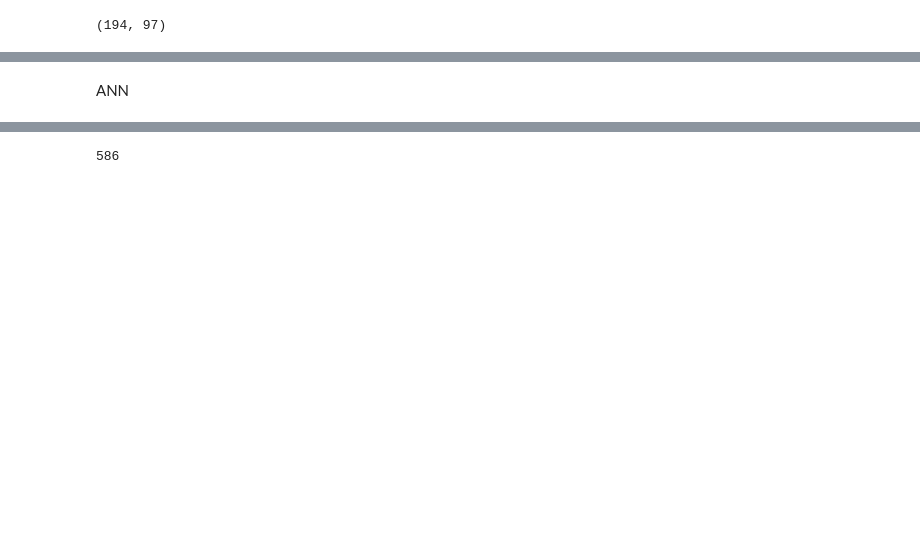
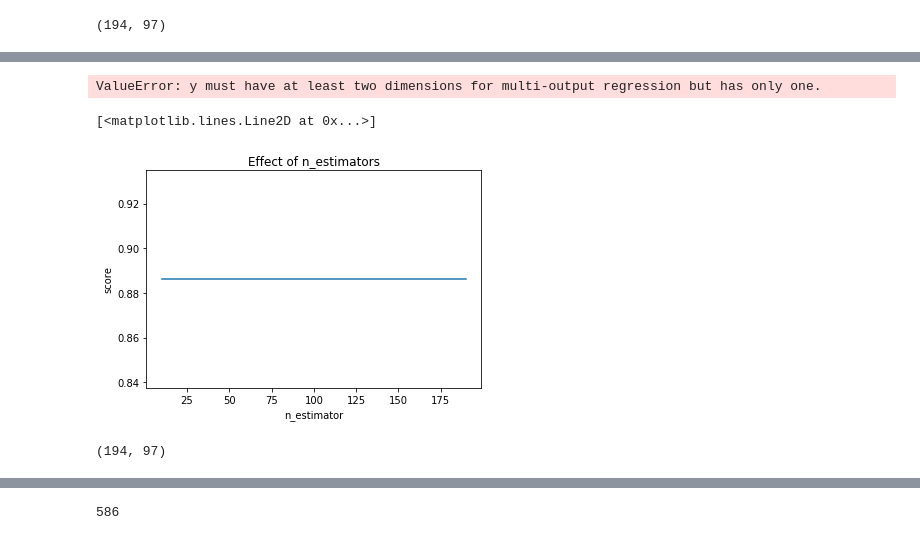
Before and after one commit to adharangaonkar/Health-Consequences-of-Increasing-AQI-and-Industrial-Waste, a Jupyter notebook: Health Consequences of Increasing AQI and Industrial Waste.ipynb, the cells around one changed output, grey strips where cells are left out. Drawn from its saved outputs; the diff is of its cells as text; code cells hidden in the pictures; blank space fills up the shorter version.

```diff
--- a/Health Consequences of Increasing AQI and Industrial Waste.ipynb
+++ b/Health Consequences of Increasing AQI and Industrial Waste.ipynb
@@ -953,11 +966,0 @@ y_test.shape
-# %%
-estimators = np.arange(10, 200, 10)
-scores = []
-for n in estimators:
-    model.set_params(n_estimators=n)
-    model.fit(X_train, y_train)
-    scores.append(rf_model.score(X_test, y_test))
-plt.title("Effect of n_estimators")
-plt.xlabel("n_estimator")
-plt.ylabel("score")
-plt.plot(estimators, scores)
@@ -1222,2 +1076,0 @@ from sklearn.metrics import classification_report,confusion_matrix
-# %% [markdown]
-ANN
@@ -1223,0 +1079,9 @@ ANN
+# %%
+from sklearn.multioutput import MultiOutputRegressor
+max_depth = 30
+regr_multirf = MultiOutputRegressor(RandomForestRegressor(n_estimators=100,
+                                                          max_depth=max_depth,
+                                                          random_state=0))
+regr_multirf.fit(X_train, y_train)
+# %% [output]
+ValueError: y must have at least two dimensions for multi-output regression but has only one.
@@ -1223,0 +1104,19 @@ ANN
+# %%
+estimators = np.arange(10, 200, 10)
+scores = []
+for n in estimators:
+    model.set_params(n_estimators=n)
+    model.fit(X_train, y_train)
+    scores.append(regr_multirf.score(X_test, y_test))
+plt.title("Effect of n_estimators")
+plt.xlabel("n_estimator")
+plt.ylabel("score")
+plt.plot(estimators, scores)
+# %% [output]
+[<matplotlib.lines.Line2D at 0x...>]
+[figure, added]
+# %%
+#rf_model.predict(X_test)
+X_test.shape
+# %% [output]
+(194, 97)
```
Also changed, not shown: parts of 80 cells of this notebook.
